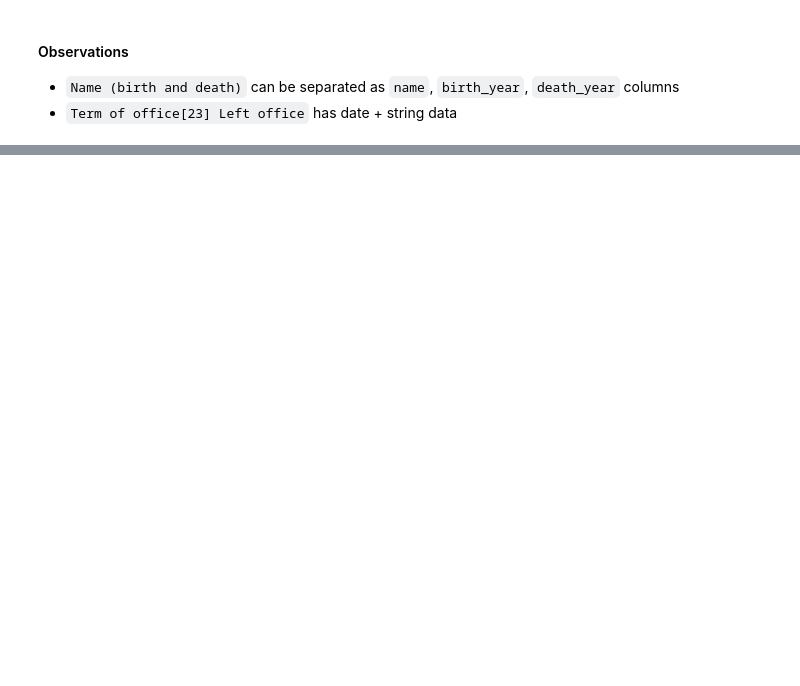
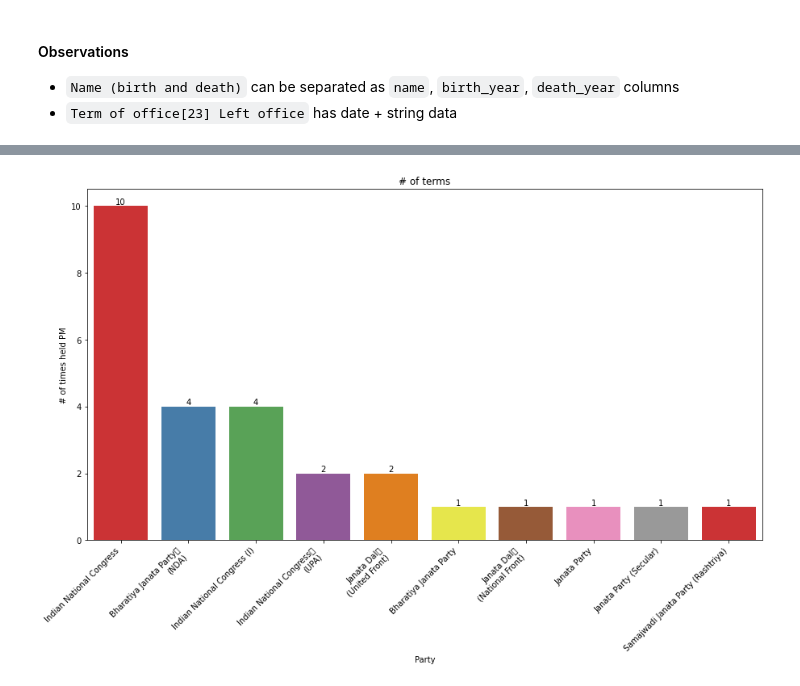
Before and after one commit to theAshokSharma/pytipstricks, a Jupyter notebook: eda_pm.ipynb, the cells around one changed output, grey strips where cells are left out. Saved outputs shown, nothing was run; the diff lists cells and outputs as text; code cells hidden in the pictures; blank space fills up the shorter version.

```diff
--- a/eda_pm.ipynb
+++ b/eda_pm.ipynb
@@ -152,0 +270,28 @@ print(df_split)
+# %%
+pm_party = (
+    df.groupby(['Party'])['No.']
+    .count()
+    .reset_index()
+)
+pm_party.sort_values(by=['No.'], ascending=False, inplace=True)
+# %%
+# Plotting play count distribution chart
+s_df = pd.DataFrame(pm_party)
+
+plt.figure(figsize=(15,8))
+ax = sns.barplot(x = s_df['Party'],
+            y = s_df['No.'].values,
+            palette='Set1',
+            data = s_df)
+            # order=s_df.sort_values(, ascending=False).index)
+plt.ylabel('# of times held PM')
+plt.xticks(rotation=45,
+           horizontalalignment='right',
+           fontweight='light',
+           fontsize='medium' )
+plt.title('# of terms', loc='center')
+for container in ax.containers:
+    ax.bar_label(container)
+plt.show()
+# %% [output]
+[figure, added]
```
Also changed, not shown: parts of 18 cells of this notebook.
